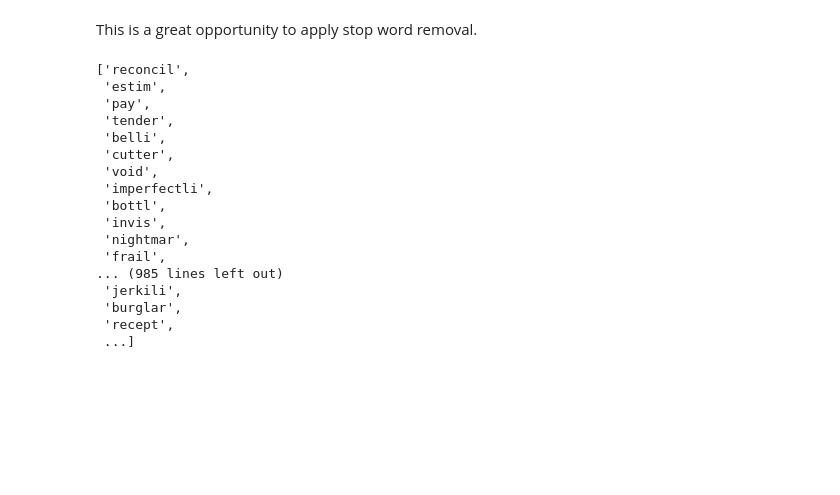
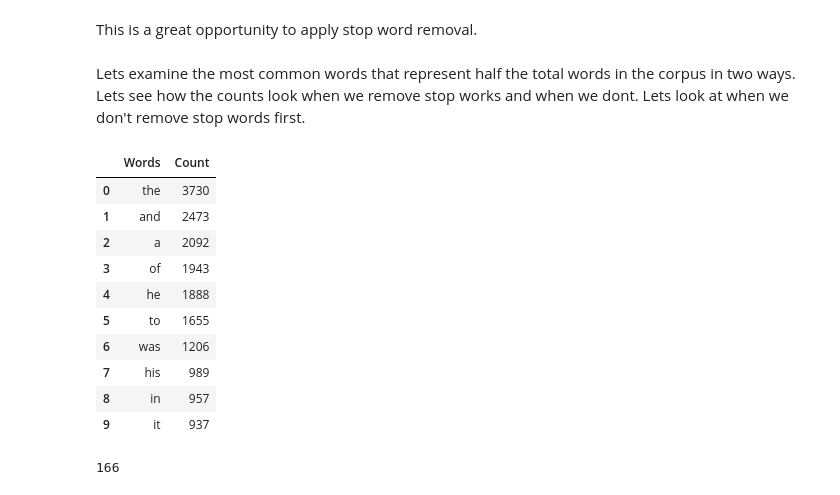
Before and after one commit to vindication09/DATA-620, a Jupyter notebook: DATA 620 Week 4a.ipynb, the cells around one changed output. Saved outputs shown, nothing was run; the diff lists cells and outputs as text; code cells hidden in the pictures; blank space fills up the shorter version.

```diff
--- a/DATA 620 Week 4a.ipynb
+++ b/DATA 620 Week 4a.ipynb
@@ -112,23 +114,43 @@ This is a great opportunity to apply stop word removal.
 stop_words = stopwords.words('english')
 
 stem2=[w for w in stem if w not in stop_words]
-# %%
-stem2
-# %% [output]
-['reconcil',
- 'estim',
- 'pay',
- 'tender',
- 'belli',
- 'cutter',
- 'void',
- 'imperfectli',
- 'bottl',
- 'invis',
- 'nightmar',
- 'frail',
-... (985 lines left out)
- 'jerkili',
- 'burglar',
- 'recept',
- ...]
+# %% [markdown]
+Lets examine the most common words that represent half the total words in the corpus in two ways. Lets see how the counts look when we remove stop works and when we dont. Lets look at when we don't remove stop words first.
+# %%
+fd = nltk.FreqDist(words)
+
+top_words = fd.most_common(200)
+
+i = 0
+
+half_words = []
+
+for w in top_words:
+
+    if i >= len(raw_tok)/2:
+
+        break
+
+    else:
+
+        i = i + w[1]
+
+        half_words.append(w)
+
+pd.DataFrame(half_words, columns = ['Words','Count']).head(10)
+# %% [output]
+|  | Words | Count |
+| 0 | the | 3730 |
+| 1 | and | 2473 |
+| 2 | a | 2092 |
+| 3 | of | 1943 |
+| 4 | he | 1888 |
+| 5 | to | 1655 |
+| 6 | was | 1206 |
+| 7 | his | 989 |
+| 8 | in | 957 |
+| 9 | it | 937 |
+# %%
+len(half_words)
+# %% [output]
+166
```
Also changed, not shown: parts of 12 cells of this notebook.
